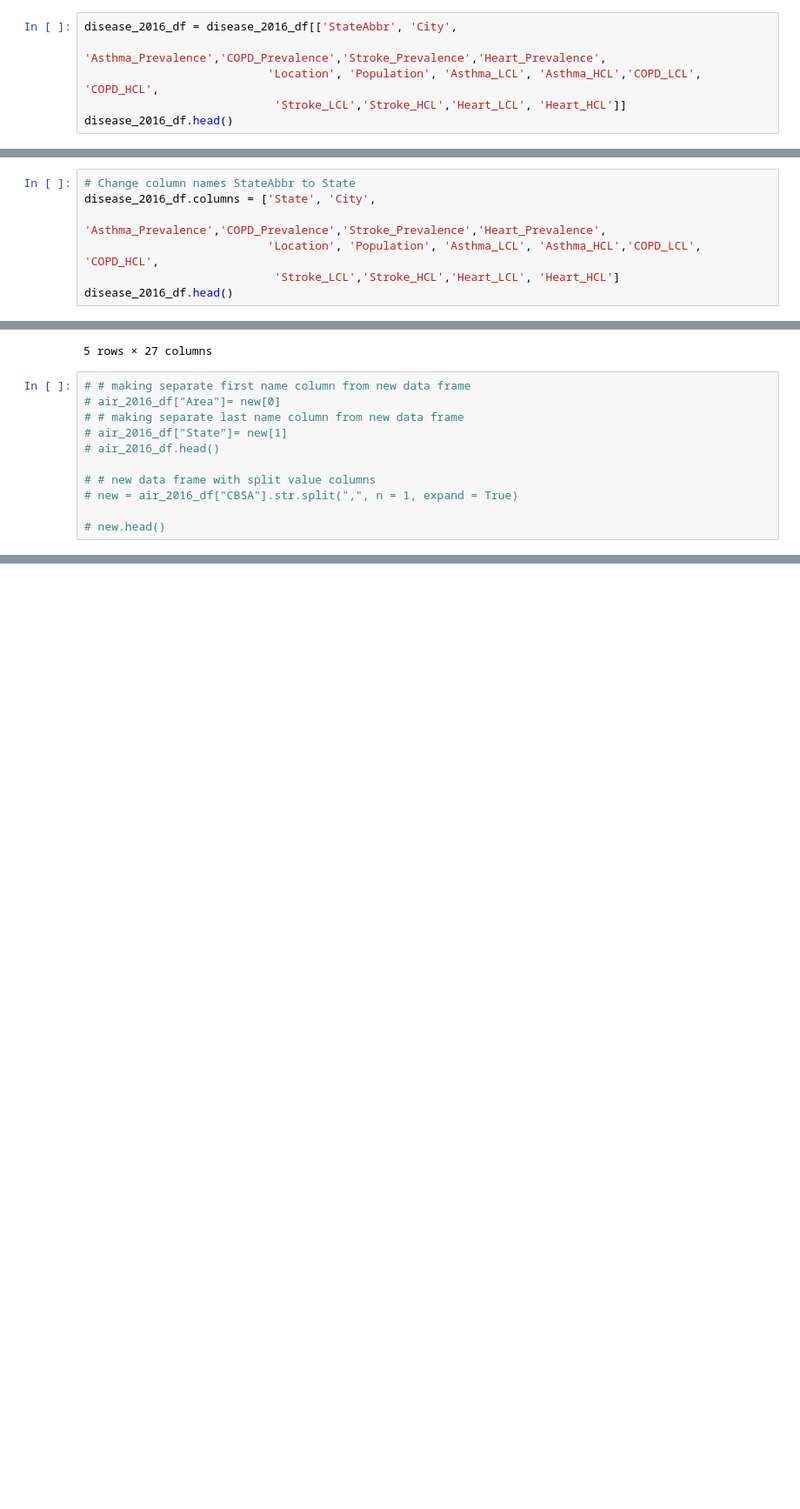
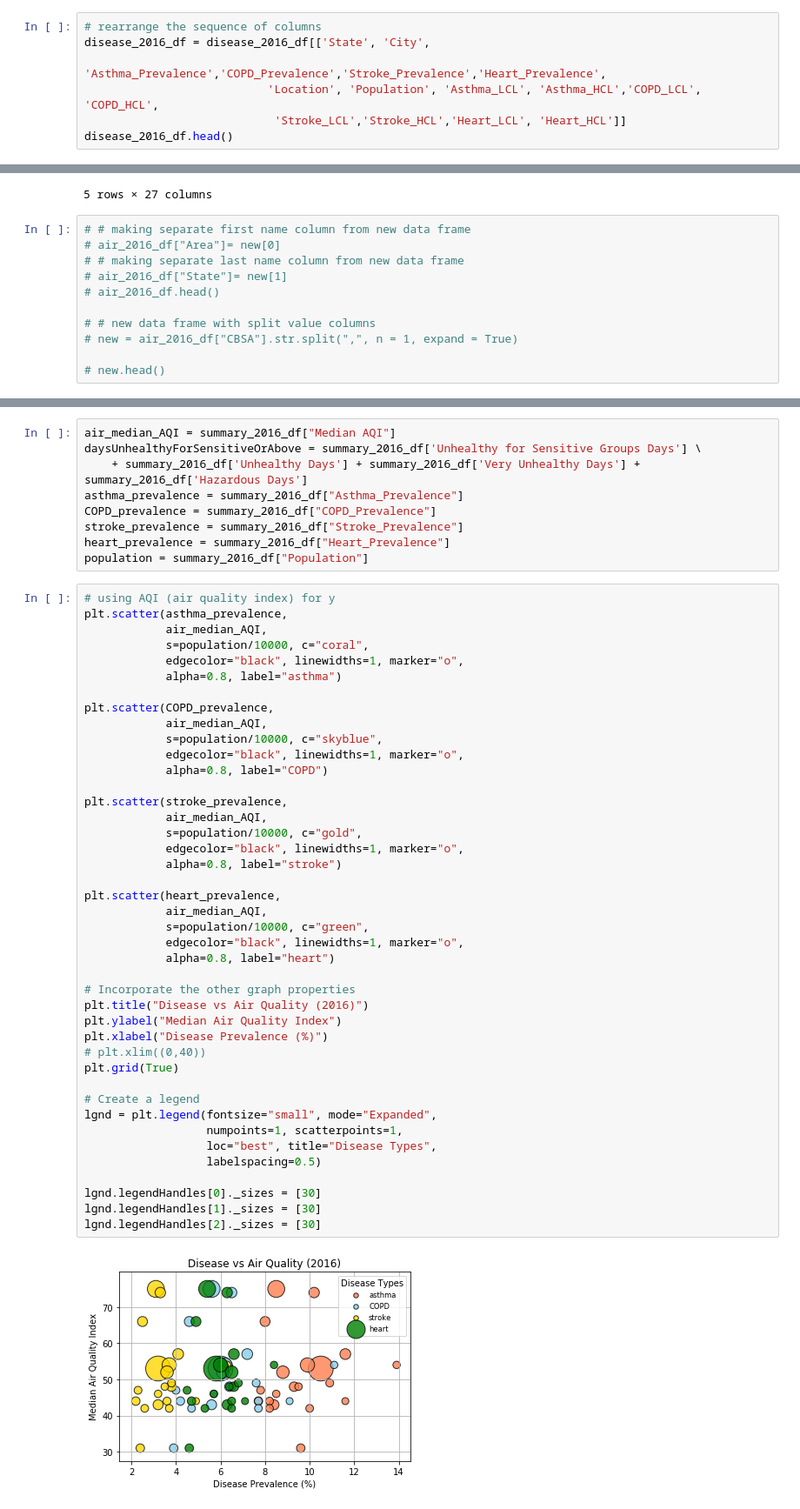
Before and after one commit to robeaseab/Air-Quality-and-Disease, a Jupyter notebook: disease.ipynb, the cells around one changed output, grey strips where cells are left out. Shown: that part at 87% size. Saved outputs shown, nothing was run; the diff lists cells and outputs as text; blank space fills up the shorter version.

Commit message:
plot

```diff
--- a/disease.ipynb
+++ b/disease.ipynb
@@ -280,7 +251,8 @@ disease_2016_df.head()
 | 3 | TX | Texas | Houston | 8.8 | 8.7 | 8.8 | 2099451 | (29.7806691396, -95.3860033966) | ... |
 | 4 | PA | Pennsylvania | Philadelphia | 11.6 | 11.6 | 11.7 | 1526006 | (40.0093147808, -75.1333888571) | ... |
 # %%
-disease_2016_df = disease_2016_df[['StateAbbr', 'City',
+# rearrange the sequence of columns
+disease_2016_df = disease_2016_df[['State', 'City',
                            'Asthma_Prevalence','COPD_Prevalence','Stroke_Prevalence','Heart_Prevalence',
                            'Location', 'Population', 'Asthma_LCL', 'Asthma_HCL','COPD_LCL', 'COPD_HCL',
                             'Stroke_LCL','Stroke_HCL','Heart_LCL', 'Heart_HCL']]
@@ -292,10 +264,3 @@ disease_2016_df.head()
 | 2 | IL | Chicago | 9.9 | 6.2 | 3.7 | 6.0 | (41.8372950615, -87.6862308732) | ... |
 | 3 | TX | Houston | 8.8 | 6.1 | 3.6 | 6.5 | (29.7806691396, -95.3860033966) | ... |
 | 4 | PA | Philadelphia | 11.6 | 7.2 | 4.1 | 6.6 | (40.0093147808, -75.1333888571) | ... |
-# %%
-# Change column names StateAbbr to State
-disease_2016_df.columns = ['State', 'City',
-                           'Asthma_Prevalence','COPD_Prevalence','Stroke_Prevalence','Heart_Prevalence',
-                           'Location', 'Population', 'Asthma_LCL', 'Asthma_HCL','COPD_LCL', 'COPD_HCL',
-                            'Stroke_LCL','Stroke_HCL','Heart_LCL', 'Heart_HCL']
-disease_2016_df.head()
@@ -436,0 +376,53 @@ pd.read_sql_query('select * from summary_2016', con=engine).head()
+# %%
+air_median_AQI = summary_2016_df["Median AQI"]
+daysUnhealthyForSensitiveOrAbove = summary_2016_df['Unhealthy for Sensitive Groups Days'] \
+    + summary_2016_df['Unhealthy Days'] + summary_2016_df['Very Unhealthy Days'] + summary_2016_df['Hazardous Days']
+asthma_prevalence = summary_2016_df["Asthma_Prevalence"]
+COPD_prevalence = summary_2016_df["COPD_Prevalence"]
+stroke_prevalence = summary_2016_df["Stroke_Prevalence"]
+heart_prevalence = summary_2016_df["Heart_Prevalence"]
+population = summary_2016_df["Population"]
+# %%
+# using AQI (air quality index) for y
+plt.scatter(asthma_prevalence,
+            air_median_AQI,
+            s=population/10000, c="coral",
+            edgecolor="black", linewidths=1, marker="o",
+            alpha=0.8, label="asthma")
+
+plt.scatter(COPD_prevalence,
+            air_median_AQI,
+            s=population/10000, c="skyblue",
+            edgecolor="black", linewidths=1, marker="o",
+            alpha=0.8, label="COPD")
+
+plt.scatter(stroke_prevalence,
+            air_median_AQI,
+            s=population/10000, c="gold",
+            edgecolor="black", linewidths=1, marker="o",
+            alpha=0.8, label="stroke")
+
+plt.scatter(heart_prevalence,
+            air_median_AQI,
+            s=population/10000, c="green",
+            edgecolor="black", linewidths=1, marker="o",
+            alpha=0.8, label="heart")
+
+# Incorporate the other graph properties
+plt.title("Disease vs Air Quality (2016)")
+plt.ylabel("Median Air Quality Index")
+plt.xlabel("Disease Prevalence (%)")
+# plt.xlim((0,40))
+plt.grid(True)
+
+# Create a legend
+lgnd = plt.legend(fontsize="small", mode="Expanded",
+                  numpoints=1, scatterpoints=1,
+                  loc="best", title="Disease Types",
+                  labelspacing=0.5)
+
+lgnd.legendHandles[0]._sizes = [30]
+lgnd.legendHandles[1]._sizes = [30]
+lgnd.legendHandles[2]._sizes = [30]
+# %% [output]
+[figure, added]
```
Also changed, not shown: parts of 15 cells of this notebook.
